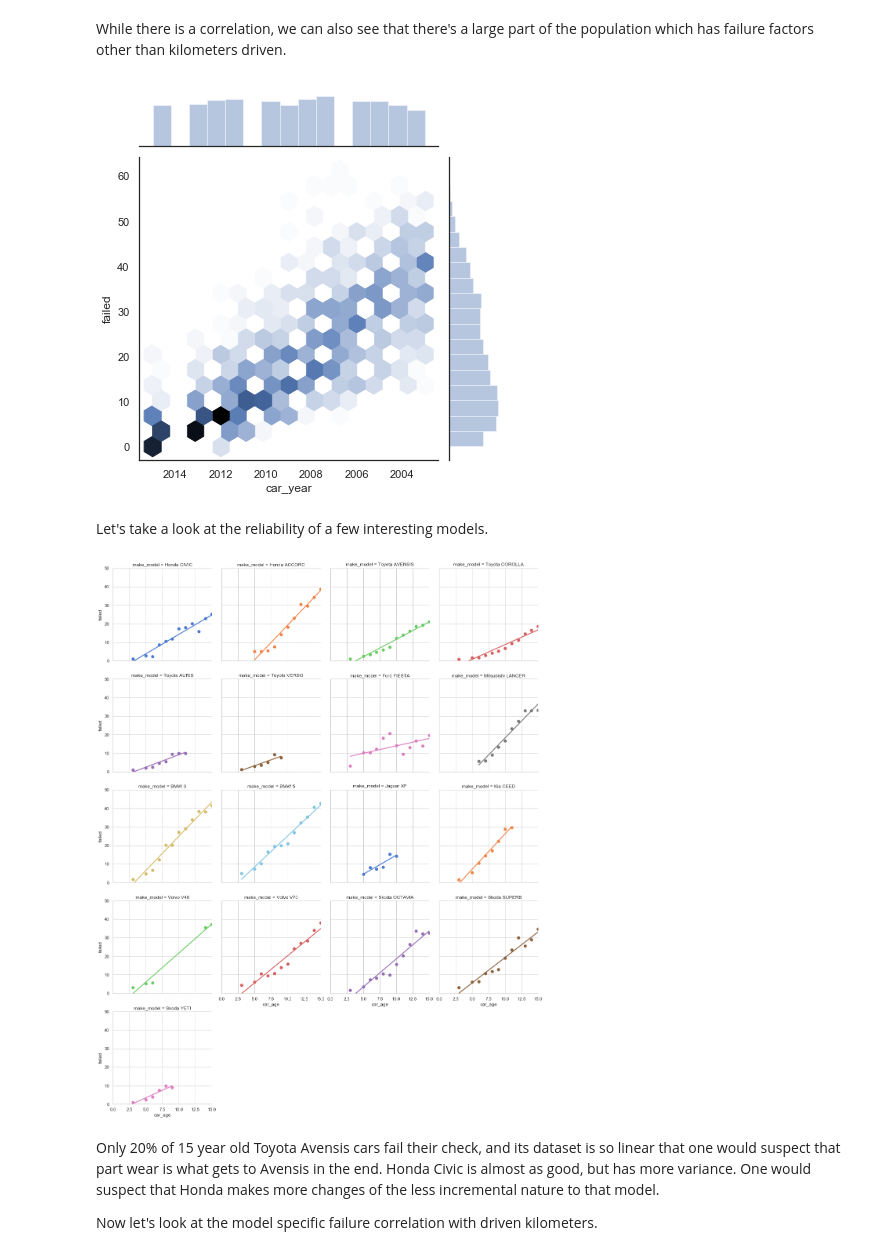
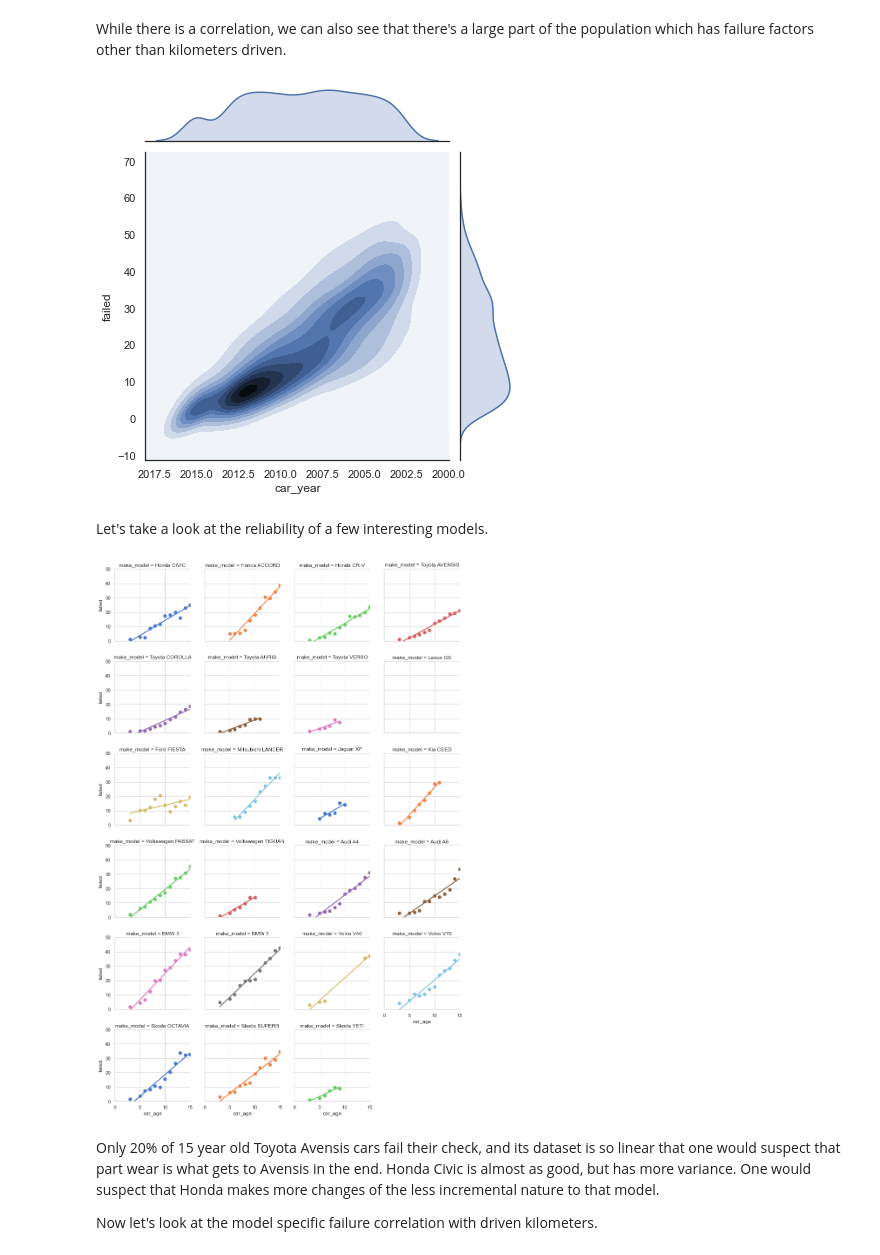
Before and after one commit to mikaelhg/traficom-cars, a Jupyter notebook: traficom_cars.ipynb, the cells around one changed output. Drawn from its saved outputs; the diff is of its cells as text; code cells hidden in the pictures.

```diff
--- a/traficom_cars.ipynb
+++ b/traficom_cars.ipynb
@@ -118,43 +142,46 @@ with sns.axes_style('white'):
 While there is a correlation, we can also see that there's a large part of the population which has failure factors other than kilometers driven.
 # %%
 with sns.axes_style('white'):
-    g = sns.jointplot("car_year", "failed", data=cars_2018, kind='hex')
+    g = sns.jointplot("car_year", "failed", data=cars_2018, kind='kde')
     g.fig.axes[0].invert_xaxis()
 
 plt.show()
 # %% [output]
-[figure, old version]
+[figure, new version]
 # %% [markdown]
 Let's take a look at the reliability of a few interesting models.
 # %%
 reliable_models = [
-    'Honda CIVIC', 'Honda ACCORD',
+    'Honda CIVIC', 'Honda ACCORD', 'Honda CR-V',
     'Toyota AVENSIS', 'Toyota COROLLA', 'Toyota AURIS', 'Toyota VERSO',
+    'Lexus GS',
     'Ford FIESTA',
     'Mitsubishi LANCER',
-    'BMW 3', 'BMW 5',
     'Jaguar XF',
     'Kia CEED',
+    'Volkswagen PASSAT', 'Volkswagen TIGUAN',
+    'Audi A4', 'Audi A6',
+    'BMW 3', 'BMW 5',
     'Volvo V40', 'Volvo V70',
     'Skoda OCTAVIA', 'Skoda SUPERB', 'Skoda YETI'
 ]
 
 cars = cars_2018[cars_2018['make_model'].isin(reliable_models)]
 
 sns.set_style("whitegrid")
 
 g = sns.lmplot(x="car_age", y="failed", col="make_model", hue="make_model", data=cars,
            col_order=reliable_models, hue_order=reliable_models,
-           col_wrap=4, ci=None, palette="muted", height=4,
+           col_wrap=4, ci=None, palette="muted", height=3,
            fit_reg=True,
            scatter_kws={"s": 50, "alpha": 1})
 
 g.axes[0].set_ylim(0, 50)
 g.axes[0].set_xlim(0, 15)
 
 plt.show()
 # %% [output]
-[figure, old version]
+[figure, new version]
 # %% [markdown]
 Only 20% of 15 year old Toyota Avensis cars fail their check, and its dataset is so linear that one would suspect that part wear is what gets to Avensis in the end. Honda Civic is almost as good, but has more variance. One would suspect that Honda makes more changes of the less incremental nature to that model.
 
```
Also changed, not shown: parts of 5 cells of this notebook, 6 other files.
